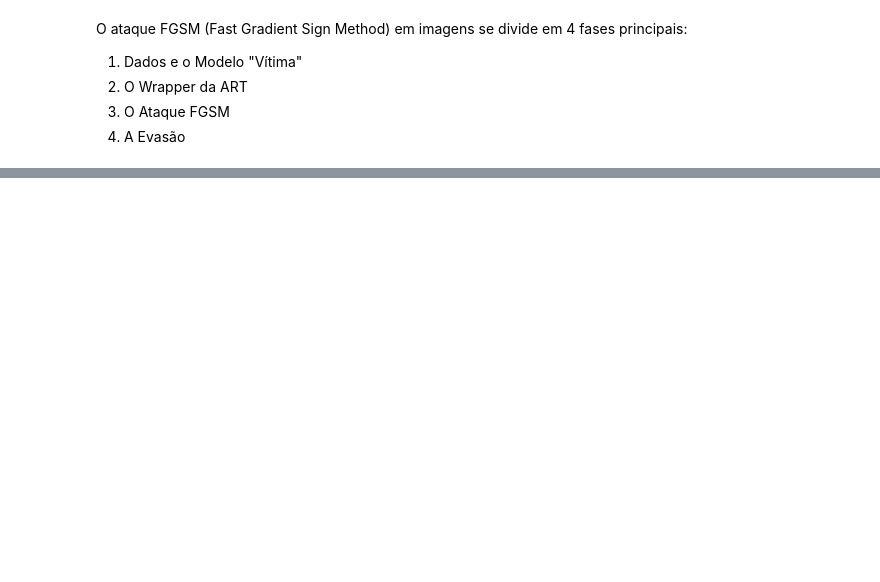
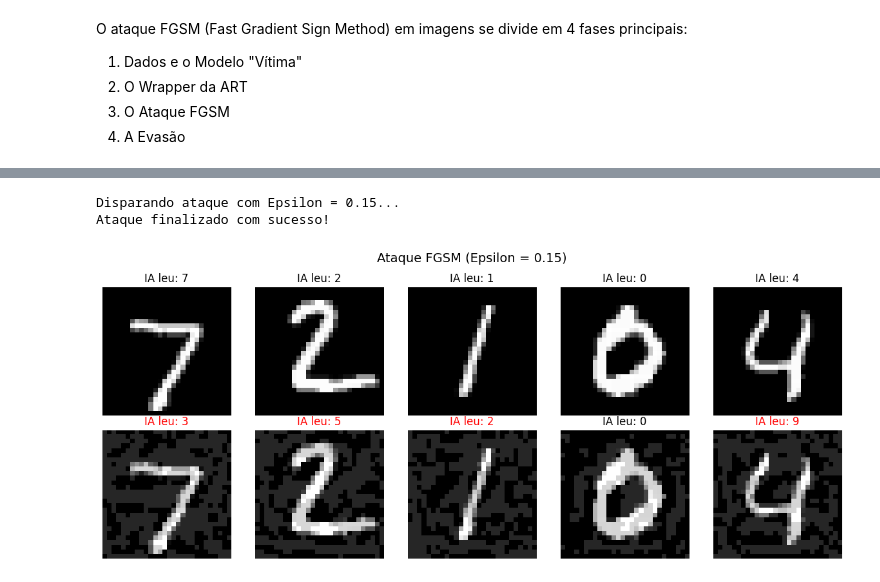
Before and after one commit to lalabohm/offensive-security-AI, a Jupyter notebook: AML/ataque_fgsm.ipynb, the cells around one changed output, grey strips where cells are left out. Cells and saved outputs as stored; diff of their text form; code cells hidden in the pictures; blank space fills up the shorter version.

Commit message:
Update ataque_fgsm

```diff
--- a/AML/ataque_fgsm.ipynb
+++ b/AML/ataque_fgsm.ipynb
@@ -18,0 +39,6 @@ ModuleNotFoundError: No module named 'tensorflow'
+# %%
+# Normalização (0 a 1) e ajuste de formato
+x_train = np.expand_dims(x_train.astype(np.float32) / 255.0, axis=-1)
+x_test = np.expand_dims(x_test.astype(np.float32) / 255.0, axis=-1)
+
+print(f"Formatados! Temos {len(x_train)} imagens de treino e {len(x_test)} de teste.")
@@ -18,0 +78,44 @@ ModuleNotFoundError: No module named 'tensorflow'
+# %%
+# FGSM
+forca_do_ataque = 0.15
+quantidade_imagens = 5
+
+print(f"Disparando ataque com Epsilon = {forca_do_ataque}...")
+attack = FastGradientMethod(estimator=classifier, eps=forca_do_ataque)
+
+# Separar imagens e atacar
+imagens_limpas = x_test[:quantidade_imagens]
+rotulos_reais = y_test[:quantidade_imagens]
+imagens_adversarias = attack.generate(x=imagens_limpas)
+
+# Avaliar as reações do modelo
+previsoes_limpas = model.predict(imagens_limpas, verbose=0)
+previsoes_adversarias = model.predict(imagens_adversarias, verbose=0)
+
+print("Ataque finalizado com sucesso!")
+# %% [output]
+Disparando ataque com Epsilon = 0.15...
+Ataque finalizado com sucesso!
+# %%
+# Visualização
+plt.figure(figsize=(12, 5))
+for i in range(quantidade_imagens):
+    # Linha de Cima: Limpas
+    plt.subplot(2, quantidade_imagens, i + 1)
+    plt.imshow(imagens_limpas[i].reshape(28, 28), cmap='gray')
+    certeza_limpa = np.argmax(previsoes_limpas[i])
+    plt.title(f"IA leu: {certeza_limpa}")
+    plt.axis('off')
+
+    # Linha de Baixo: Atacadas
+    plt.subplot(2, quantidade_imagens, i + quantidade_imagens + 1)
+    plt.imshow(imagens_adversarias[i].reshape(28, 28), cmap='gray')
+    certeza_adv = np.argmax(previsoes_adversarias[i])
+    plt.title(f"IA leu: {certeza_adv}", color='red' if certeza_adv != rotulos_reais[i] else 'black')
+    plt.axis('off')
+
+plt.suptitle(f"Ataque FGSM (Epsilon = {forca_do_ataque})", fontsize=14)
+plt.tight_layout()
+plt.show()
+# %% [output]
+[figure, added]
```
Also changed, not shown: parts of 6 cells of this notebook, 1 other file.
